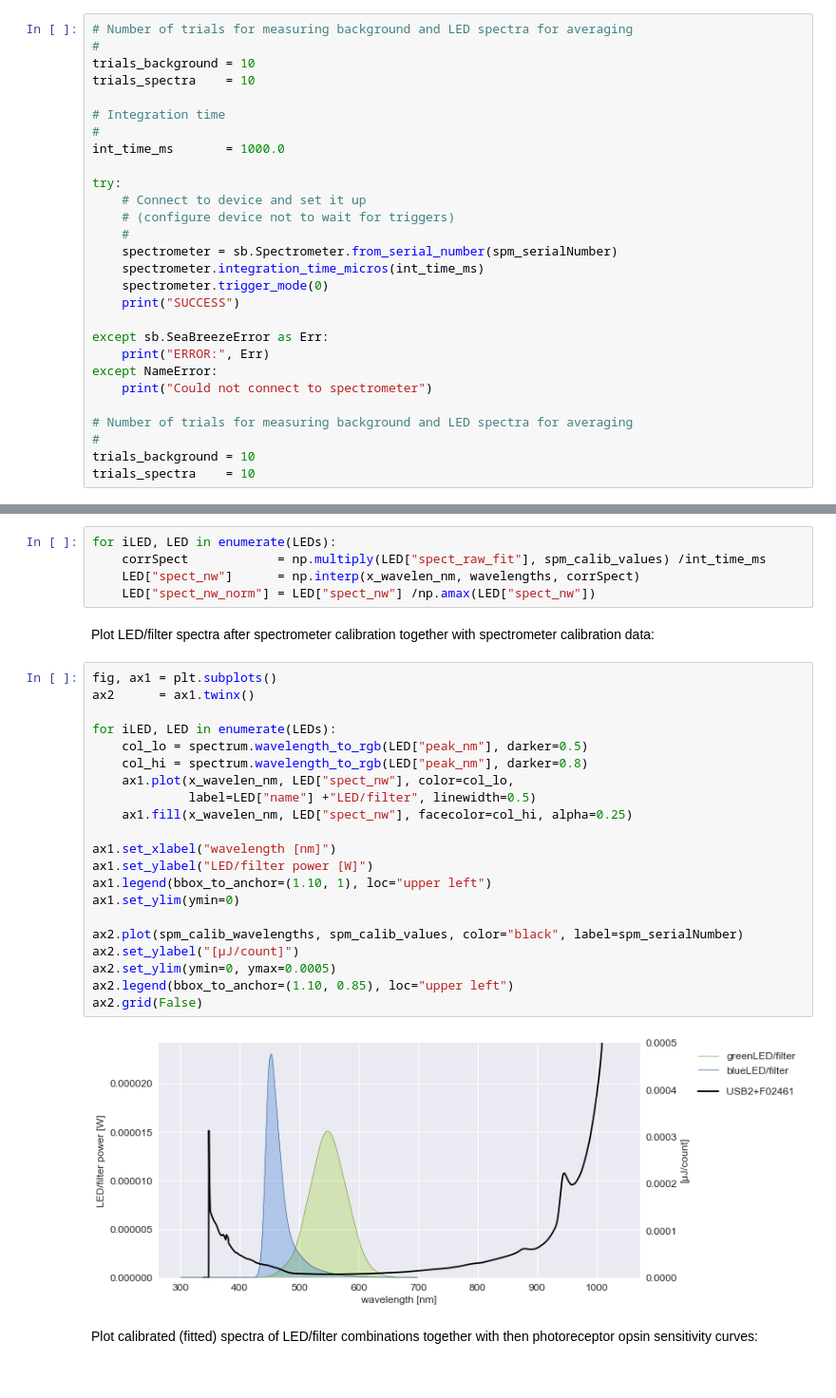
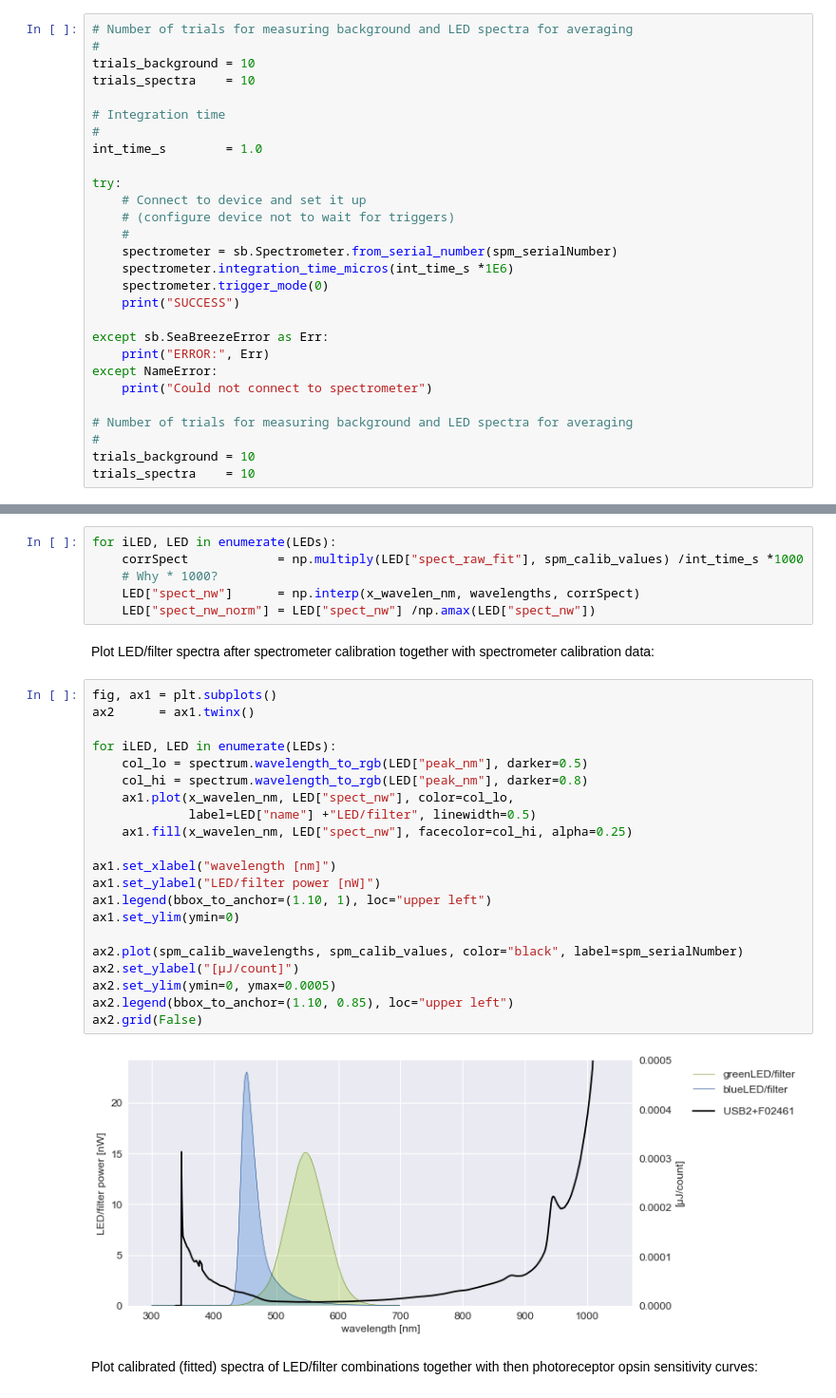
Before and after one commit to eulerlab/open-visual-stimulator, a Jupyter notebook: calibration_maximalIntensity.ipynb, the cells around one changed output, grey strips where cells are left out. Shown: that part at 95% size. Drawn from its saved outputs; the diff is of its cells as text.

Commit message:
Bug fix (integration time)

```diff
--- a/calibration_maximalIntensity.ipynb
+++ b/calibration_maximalIntensity.ipynb
@@ -293,14 +293,14 @@ trials_spectra    = 10
 
 # Integration time
 #
-int_time_ms       = 1000.0
+int_time_s        = 1.0
 
 try:
     # Connect to device and set it up
     # (configure device not to wait for triggers)
     #
     spectrometer = sb.Spectrometer.from_serial_number(spm_serialNumber)
-    spectrometer.integration_time_micros(int_time_ms)
+    spectrometer.integration_time_micros(int_time_s *1E6)
     spectrometer.trigger_mode(0)
     print("SUCCESS")
 
@@ -478,7 +478,8 @@ Measured LED/filter spectra is ...
 (3) and a copy is made that is normalize to the area-under-the-curve (-> `spect`)
 # %%
 for iLED, LED in enumerate(LEDs):
-    corrSpect            = np.multiply(LED["spect_raw_fit"], spm_calib_values) /int_time_ms
+    corrSpect            = np.multiply(LED["spect_raw_fit"], spm_calib_values) /int_time_s *1000
+    # Why * 1000?
     LED["spect_nw"]      = np.interp(x_wavelen_nm, wavelengths, corrSpect)
     LED["spect_nw_norm"] = LED["spect_nw"] /np.amax(LED["spect_nw"])
 # %% [markdown]
@@ -486,26 +487,26 @@ Plot LED/filter spectra after spectrometer calibration together with spectromete
 # %%
 fig, ax1 = plt.subplots()
 ax2      = ax1.twinx()
 
 for iLED, LED in enumerate(LEDs):
     col_lo = spectrum.wavelength_to_rgb(LED["peak_nm"], darker=0.5)
     col_hi = spectrum.wavelength_to_rgb(LED["peak_nm"], darker=0.8)
     ax1.plot(x_wavelen_nm, LED["spect_nw"], color=col_lo,
              label=LED["name"] +"LED/filter", linewidth=0.5)
     ax1.fill(x_wavelen_nm, LED["spect_nw"], facecolor=col_hi, alpha=0.25)
 
 ax1.set_xlabel("wavelength [nm]")
-ax1.set_ylabel("LED/filter power [W]")
+ax1.set_ylabel("LED/filter power [nW]")
 ax1.legend(bbox_to_anchor=(1.10, 1), loc="upper left")
 ax1.set_ylim(ymin=0)
 
 ax2.plot(spm_calib_wavelengths, spm_calib_values, color="black", label=spm_serialNumber)
 ax2.set_ylabel("[µJ/count]")
 ax2.set_ylim(ymin=0, ymax=0.0005)
 ax2.legend(bbox_to_anchor=(1.10, 0.85), loc="upper left")
 ax2.grid(False)
 # %% [output]
-[figure, old version]
+[figure, new version]
 # %% [markdown]
 Plot calibrated (fitted) spectra of LED/filter combinations together with then photoreceptor opsin sensitivity curves:
 # %%
```
Also changed, not shown: parts of 3 cells of this notebook.
